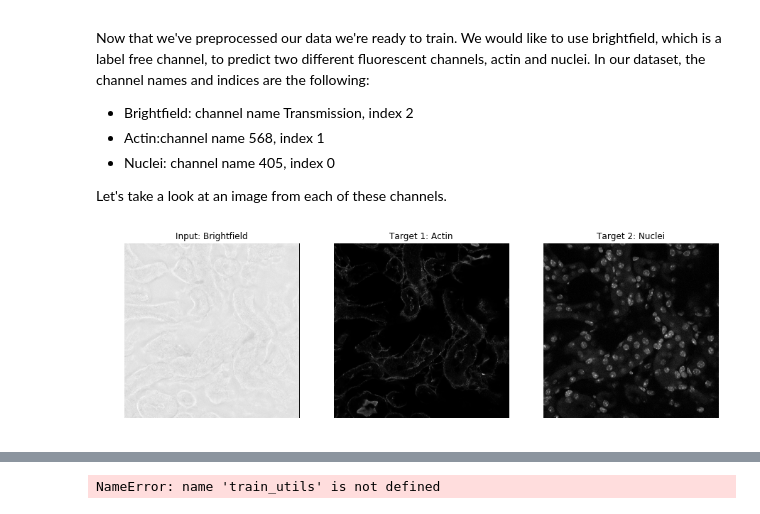
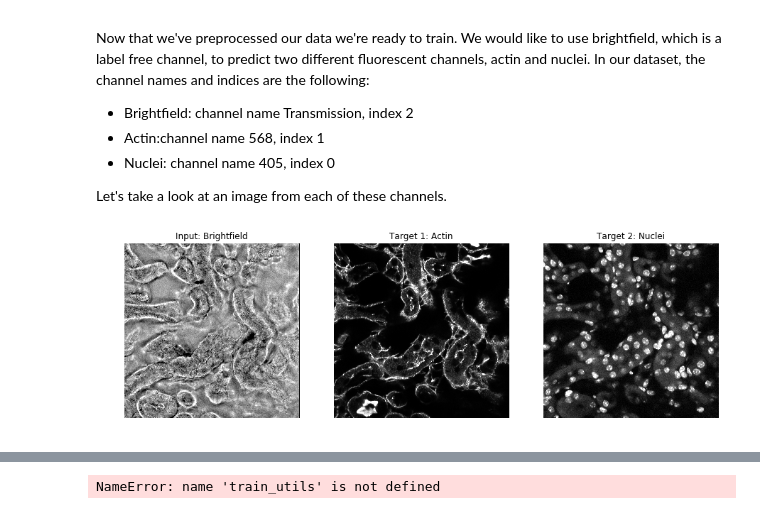
Before and after one commit to mehta-lab/microDL, a Jupyter notebook: notebooks/image_translation.ipynb, the cells around one changed output, grey strips where cells are left out. Drawn from its saved outputs; the diff is of its cells as text; code cells hidden in the pictures.

```diff
--- a/notebooks/image_translation.ipynb
+++ b/notebooks/image_translation.ipynb
@@ -40,6 +41,14 @@ pp = pprint.PrettyPrinter(indent=4)
 # %% [output]
 Using TensorFlow backend.
 /Users/jenny.folkesson/Code/microDL
+# %%
+# First of all we'll define some paths we'll be reading data from and saving to
+# This is the directory where our imaging data is downloaded
+INPUT_DIR = '/Volumes/MicroscopyData/ComputationalMicroscopy/Projects/virtualstaining/kidneyslice/2019_02_15_kidney_slice/MBL_DL_image_translation/data/'
+# And specify where we want to store our preprocessed data
+PREPROC_OUTPUT_DIR = '/Users/jenny.folkesson/Data/translation_preprocessed_data/'
+#
+MODEL_DIR = '/Users/jenny.folkesson/Data/translation_model_adam_mae'
 # %% [markdown]
 ## Preprocessing
 
@@ -238,19 +244,22 @@ In our dataset, the channel names and indices are the following:
 Let's take a look at an image from each of these channels.
 # %%
 # Brightfield
-im_path = os.path.join(preproc_input_dir, 'img_Transmission_t000_p010_z010.tif')
+im_path = os.path.join(INPUT_DIR, 'img_Transmission_t000_p010_z010.tif')
 im = im_utils.read_image(im_path)
+im = norm_utils.hist_clipping(im, 1, 99)
 plt.subplot(131); plt.imshow(im, cmap='gray'); plt.title('Input: Brightfield'); plt.axis('off')
-im_path = os.path.join(preproc_config['input_dir'], 'img_568_t000_p010_z010.tif')
+im_path = os.path.join(INPUT_DIR, 'img_568_t000_p010_z010.tif')
 im = im_utils.read_image(im_path)
+im = norm_utils.hist_clipping(im, 1, 99)
 plt.subplot(132); plt.imshow(im, cmap='gray'); plt.title('Target 1: Actin'); plt.axis('off')
-im_path = os.path.join(preproc_config['input_dir'], 'img_405_t000_p010_z010.tif')
+im_path = os.path.join(INPUT_DIR, 'img_405_t000_p010_z010.tif')
 im = im_utils.read_image(im_path)
+im = norm_utils.hist_clipping(im, 1, 99)
 plt.subplot(133); plt.imshow(im, cmap='gray'); plt.title('Target 2: Nuclei'); plt.axis('off')
 plt.rcParams['figure.figsize'] = [15, 10]
 plt.show()
 # %% [output]
-[figure, old version]
+[figure, new version]
 # %%
 # Let's load a base 2D training config file and take a look
 config_path = os.path.join(
```
Also changed, not shown: parts of 12 cells of this notebook, 3 other files.
